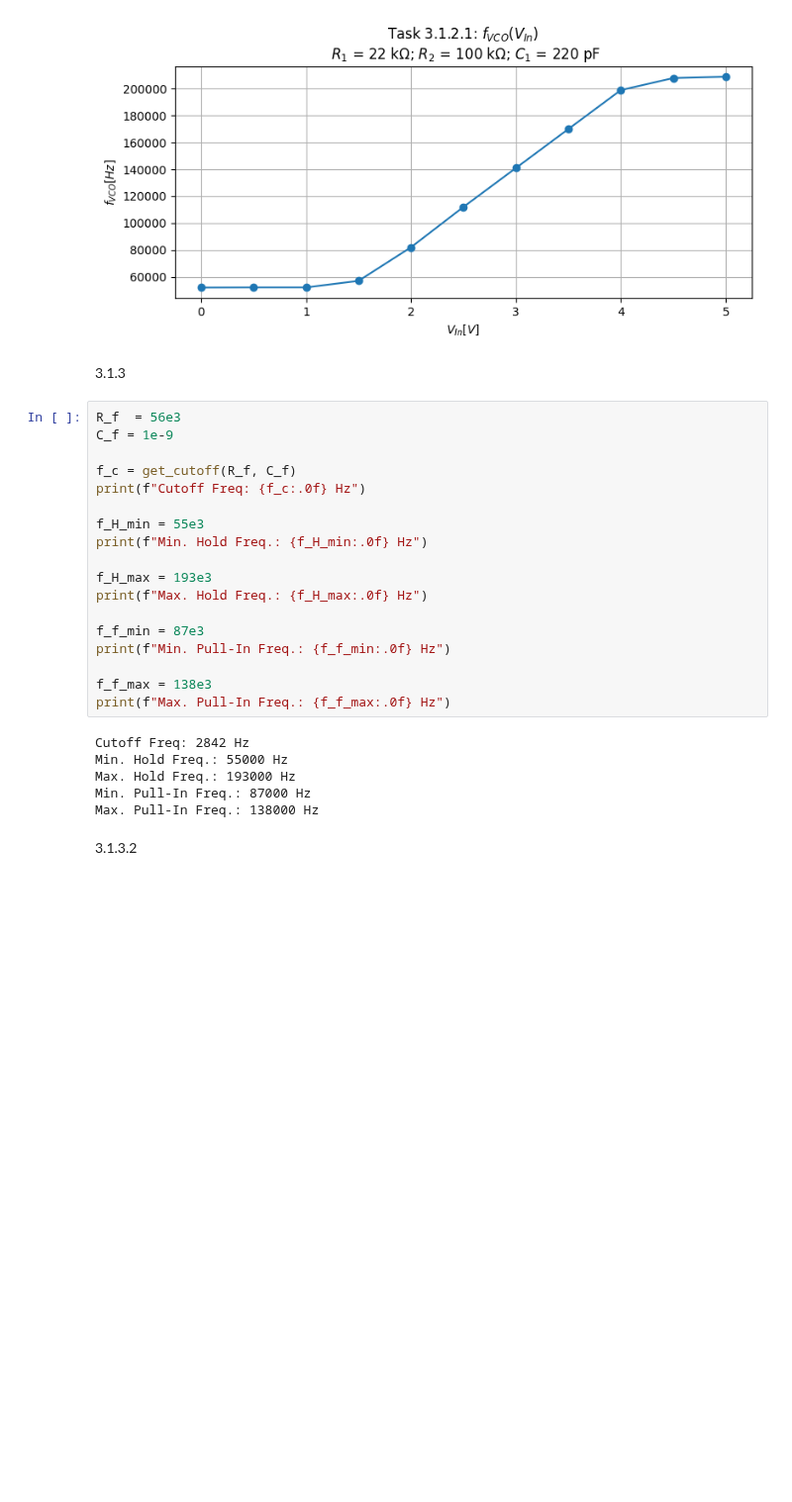
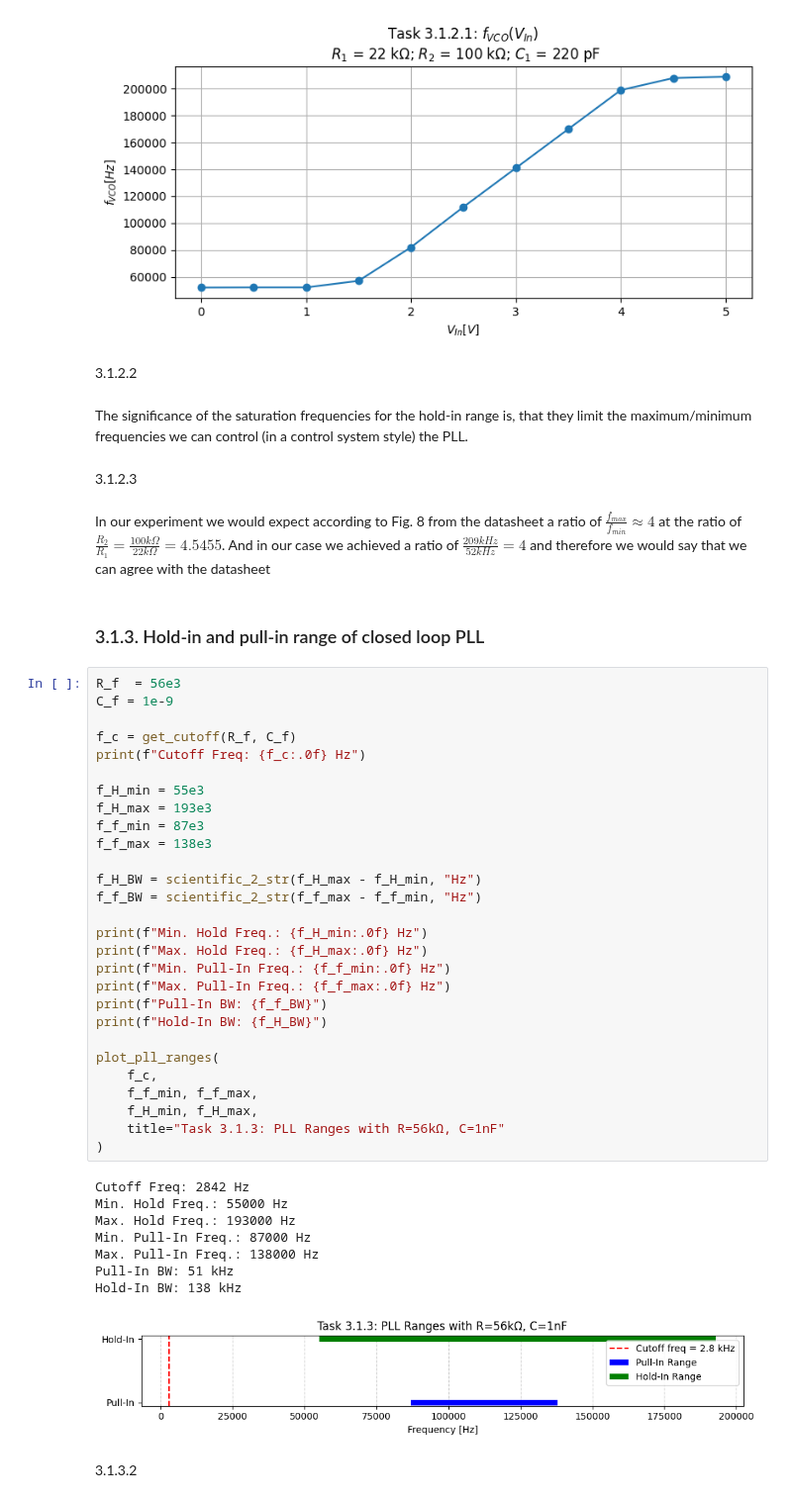
Before and after one commit to NortheLo/Microwave_Eng_Lab, a Jupyter notebook: Lab7_PLL/MWE_Lab7_Meas.ipynb, the cells around one changed output. Shown at 99% size. Cells and saved outputs as stored; diff of their text form; blank space fills up the shorter version.

```diff
--- a/Lab7_PLL/MWE_Lab7_Meas.ipynb
+++ b/Lab7_PLL/MWE_Lab7_Meas.ipynb
@@ -190,32 +263,54 @@ title = ("Task 3.1.2.1: $f_{VCO}(V_{In})$" +
 plot(V_in, f_vco, title, x_label="$V_{In} [V]$", y_label="$f_{VCO} [Hz]$")
 # %% [output]
 [figure]
+# %% [markdown]
+3.1.2.2
+# %% [markdown]
+The significance of the saturation frequencies for the hold-in range is, that they limit the maximum/minimum frequencies we can control (in a control system style) the PLL.
+# %% [markdown]
+3.1.2.3
+# %% [markdown]
+In our experiment we would expect according to Fig. 8 from the datasheet a ratio of $\frac{f_{max}}{f_{min}} \approx 4 $ at the ratio of $\frac{R_2}{R_1} = \frac{100k\Omega}{22k\Omega} = 4.5455$.
+And in our case we achieved a ratio of $\frac{209kHz}{52kHz} = 4$ and therefore we would say that we can agree with the datasheet
 # %% [markdown]
-3.1.3
+### 3.1.3. Hold-in and pull-in range of closed loop PLL
 # %%
 R_f  = 56e3
 C_f = 1e-9
 
 f_c = get_cutoff(R_f, C_f)
 print(f"Cutoff Freq: {f_c:.0f} Hz")
 
 f_H_min = 55e3
+f_H_max = 193e3
+f_f_min = 87e3
+f_f_max = 138e3
+
+f_H_BW = scientific_2_str(f_H_max - f_H_min, "Hz")
+f_f_BW = scientific_2_str(f_f_max - f_f_min, "Hz")
+
 print(f"Min. Hold Freq.: {f_H_min:.0f} Hz")
+print(f"Max. Hold Freq.: {f_H_max:.0f} Hz")
+print(f"Min. Pull-In Freq.: {f_f_min:.0f} Hz")
+print(f"Max. Pull-In Freq.: {f_f_max:.0f} Hz")
+print(f"Pull-In BW: {f_f_BW}")
+print(f"Hold-In BW: {f_H_BW}")
 
-f_H_max = 193e3
-print(f"Max. Hold Freq.: {f_H_max:.0f} Hz")
-
-f_f_min = 87e3
-print(f"Min. Pull-In Freq.: {f_f_min:.0f} Hz")
-
-f_f_max = 138e3
-print(f"Max. Pull-In Freq.: {f_f_max:.0f} Hz")
+plot_pll_ranges(
+    f_c,
+    f_f_min, f_f_max,
+    f_H_min, f_H_max,
+    title="Task 3.1.3: PLL Ranges with R=56kΩ, C=1nF"
+)
 # %% [output]
 Cutoff Freq: 2842 Hz
 Min. Hold Freq.: 55000 Hz
 Max. Hold Freq.: 193000 Hz
 Min. Pull-In Freq.: 87000 Hz
 Max. Pull-In Freq.: 138000 Hz
+Pull-In BW: 51 kHz
+Hold-In BW: 138 kHz
+[figure, added]
 # %% [markdown]
 3.1.3.2
 # %%
```
Also changed, not shown: parts of 32 cells of this notebook.
